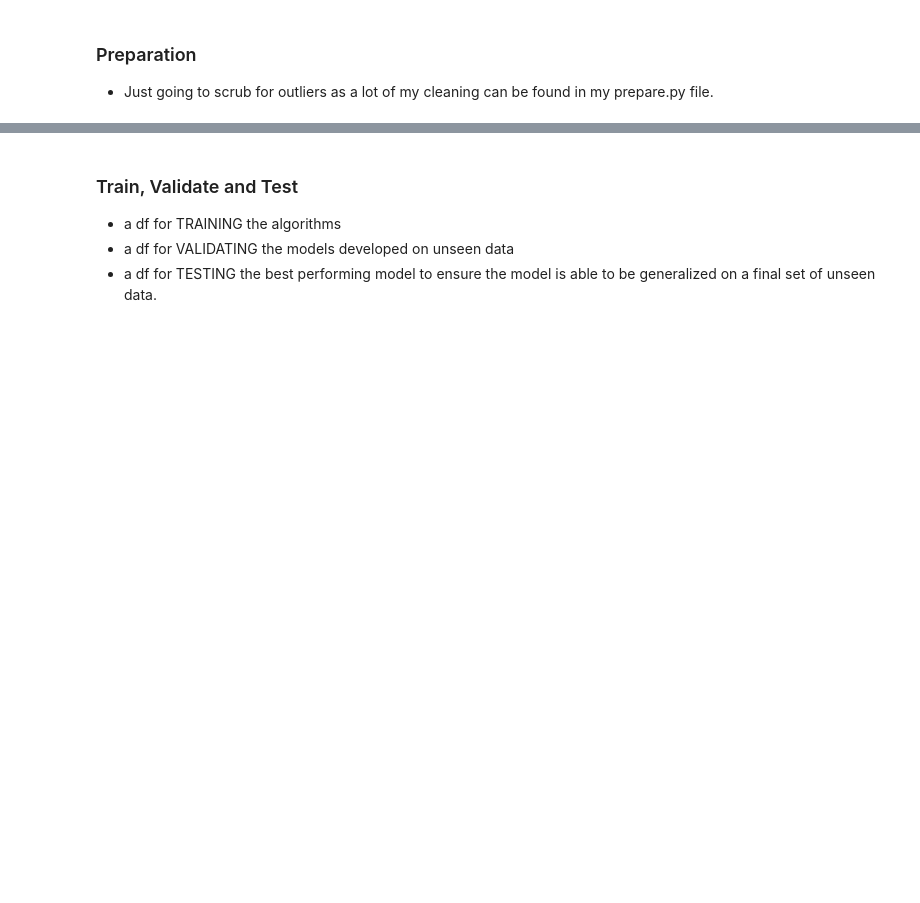
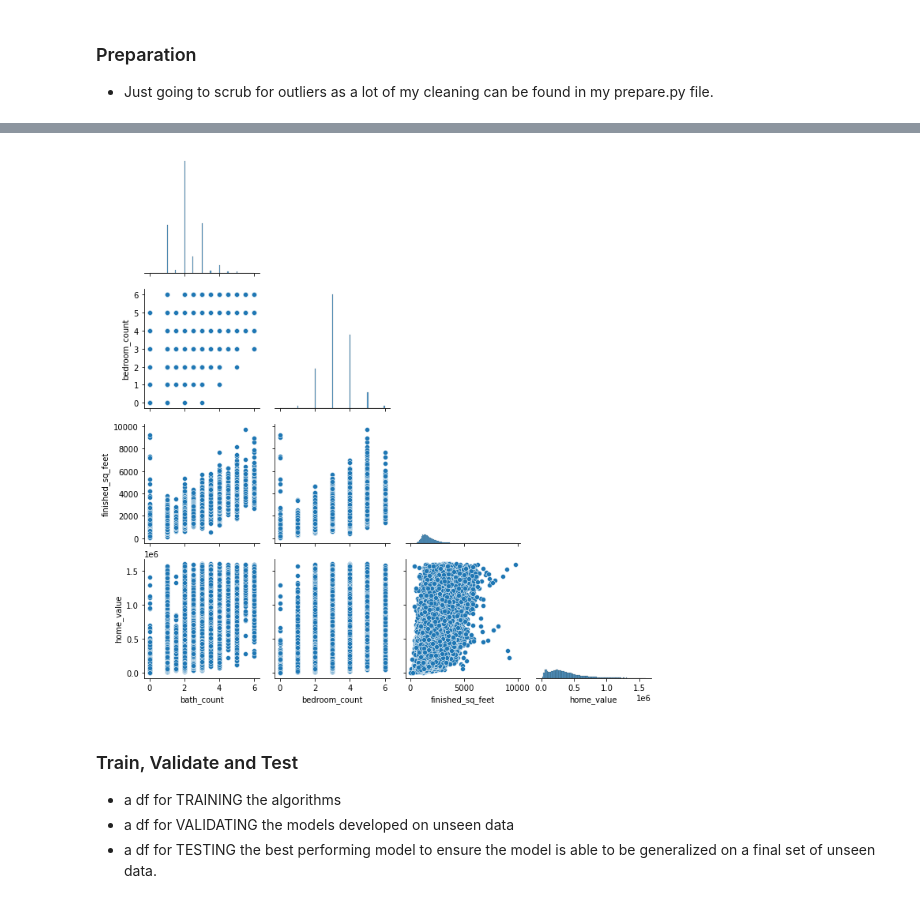
Before and after one commit to LuisVArce/Regression_Project, a Jupyter notebook: zillow_report.ipynb, the cells around one changed output, grey strips where cells are left out. Saved outputs shown, nothing was run; the diff lists cells and outputs as text; code cells hidden in the pictures; blank space fills up the shorter version.

```diff
--- a/zillow_report.ipynb
+++ b/zillow_report.ipynb
@@ -71,3 +85,10 @@ df.shape # checks out!
+# %%
+# We can drop the redundant information in the upper right half of the chart if we like.
+
+sns.pairplot(df[['bath_count', 'bedroom_count', 'finished_sq_feet', 'home_value']], corner=True)
+plt.show()
+# %% [output]
+[figure, added]
 # %% [markdown]
 ### Train, Validate and Test
 
```
Also changed, not shown: parts of 31 cells of this notebook, 2 other files.
